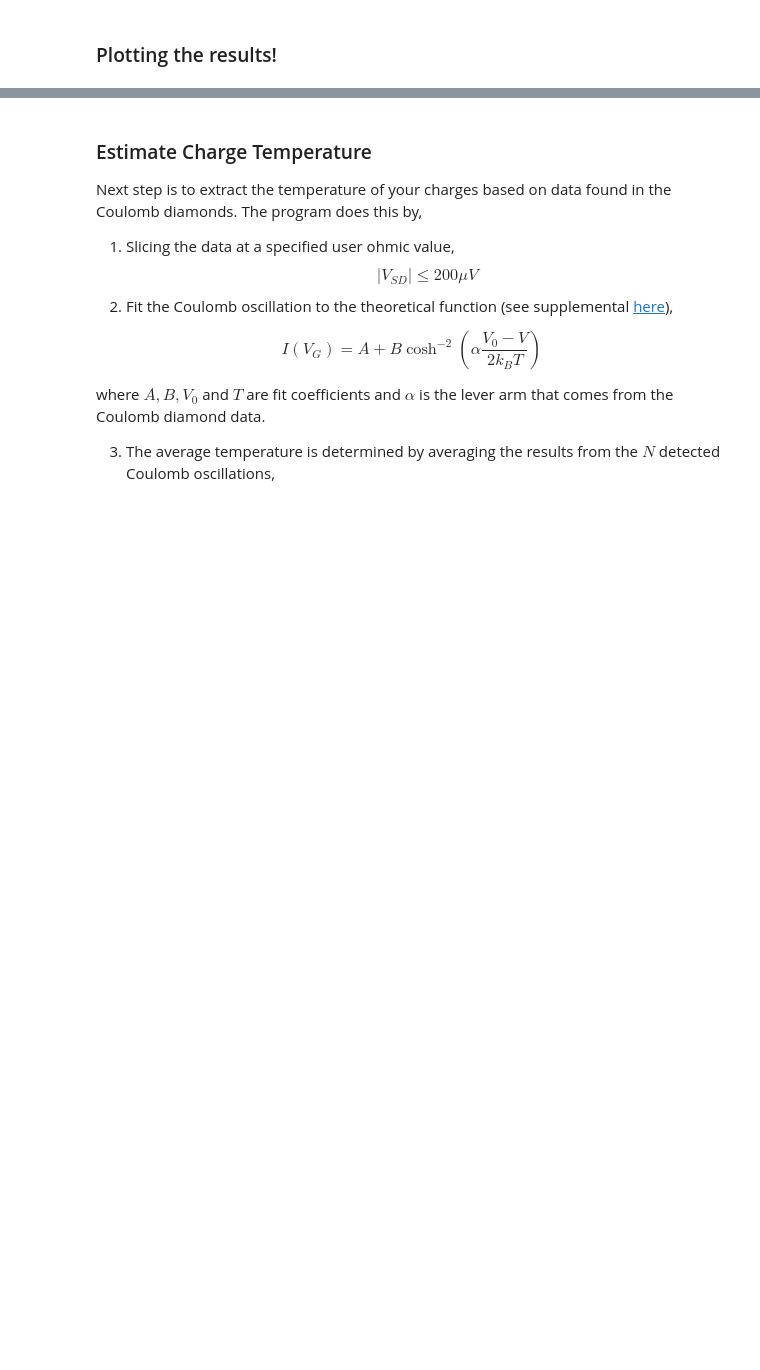
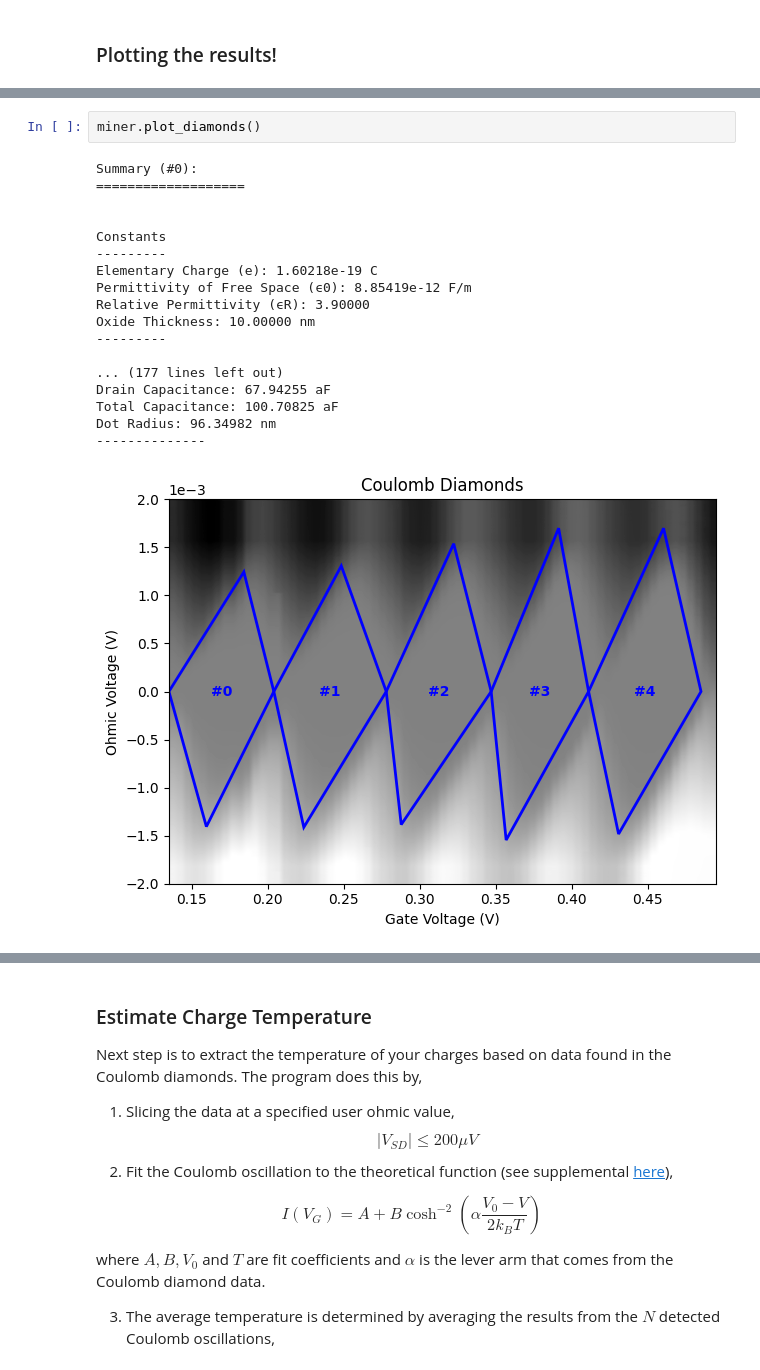
Before and after one commit to mainCSG/diamondminer, a Jupyter notebook: example/demo.ipynb, the cells around one changed output, grey strips where cells are left out. Saved outputs shown, nothing was run; the diff lists cells and outputs as text; blank space fills up the shorter version.

```diff
--- a/example/demo.ipynb
+++ b/example/demo.ipynb
@@ -94,3 +77,24 @@ Dot Radius: 104.59398 nm
+# %%
+miner.plot_diamonds()
+# %% [output]
+Summary (#0):
+===================
+
+
+Constants
+---------
+Elementary Charge (e): 1.60218e-19 C
+Permittivity of Free Space (ϵ0): 8.85419e-12 F/m
+Relative Permittivity (ϵR): 3.90000
+Oxide Thickness: 10.00000 nm
+---------
+
+... (177 lines left out)
+Drain Capacitance: 67.94255 aF
+Total Capacitance: 100.70825 aF
+Dot Radius: 96.34982 nm
+--------------
+[figure, added]
 # %%
 statistics = miner.get_statistics()
 # %% [output]
```
Also changed, not shown: parts of 8 cells of this notebook, 4 other files.
